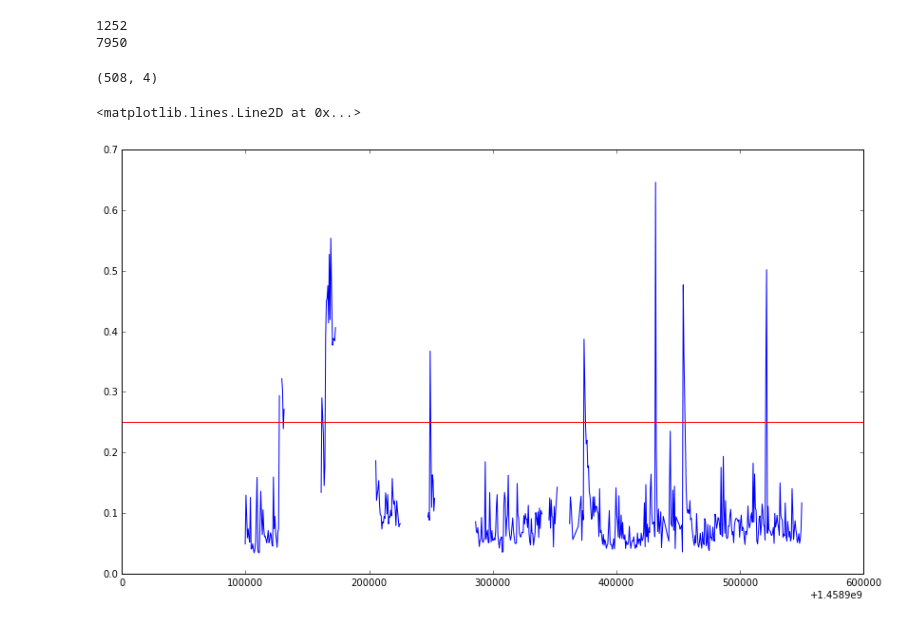
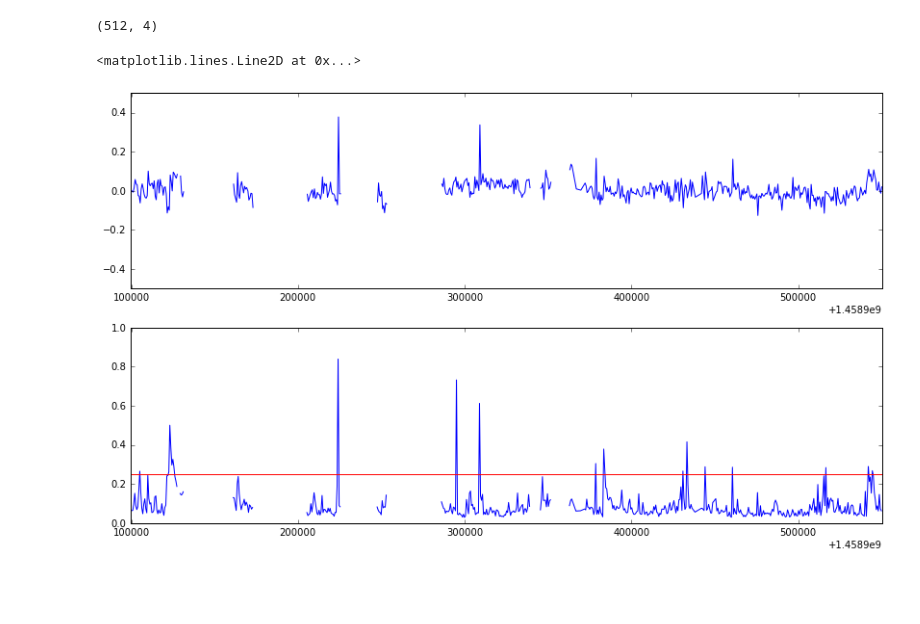
Before and after one commit to HoodPanther/SentimentalWorld, a Jupyter notebook: viral tweet detection.ipynb, the cells around one changed output. Cells and saved outputs as stored; diff of their text form; code cells hidden in the pictures; blank space fills up the shorter version.

```diff
--- a/viral tweet detection.ipynb
+++ b/viral tweet detection.ipynb
@@ -23,2 +17,2 @@ print a
 # %%
-data = np.genfromtxt('data_sanders_00000.csv', delimiter=',')
+data = np.genfromtxt('data_clinton_00000.csv', delimiter=',')
@@ -55,2 +22,0 @@ ModeResult(mode=array([ 0.9001]), count=array([233]))
-# %%
-m = mode(s[:,1])
@@ -61,12 +23,5 @@ print m[1][0]/len(s[:,1])
-# %%
-print m[1][0]
-print len(s[:,1])
-# %% [output]
-1252
-7950
 # %%
-modes = np.empty((515,4))
-counter=0
+modes = []
 mood = []
 tweets = 0
 min_tweets = 100
@@ -80,26 +35,33 @@ for row in data:
     time_diff = float(row[0]) - prev_time
     if time_diff > R:
         if int(time_diff / R) > 1:
-            modes[counter] = [row[0]-(time_diff*0.5), None, None, None]
-            counter += 1
+            modes.append([row[0]-(time_diff*0.5), None, None, None])
         elif time_diff > R and tweets > min_tweets:
             m = mode(mood)
-            modes[counter]=[row[0]-(R*0.5), m[0][0], m[1][0], m[1][0]/len(mood)]
-            counter += 1
+            modes.append([row[0]-(R*0.5), m[0][0], m[1][0], m[1][0]/len(mood)])
         mood = []
         prev_time = float(row[0])
         tweets = 0
-# %%
-modes.shape
-# %% [output]
-(508, 4)
+# %%
+np.array(modes).shape
+# %% [output]
+(512, 4)
+# %%
+modes = np.array(modes)
 # %%
 # threshold = np.nanstd(modes[:,3]) * 3
 threshold = 0.25
 
 plt.figure(figsize=(14,8))
+plt.subplot(211)
+plt.plot(data_downsampled[:,0], data_downsampled[:,1])
+plt.ylim([-0.5, 0.5])
+plt.xlim([data[0,0], data[-1,0]])
+plt.subplot(212)
 plt.plot(modes[:,0], modes[:,3])
+plt.ylim([0,1])
+plt.xlim([data[0,0], data[-1,0]])
 plt.axhline(y=threshold, c='r')
 # %% [output]
 <matplotlib.lines.Line2D at 0x...>
-[figure, old version]
+[figure, new version]
```
Also changed, not shown: parts of 12 cells of this notebook, 1 other file.
